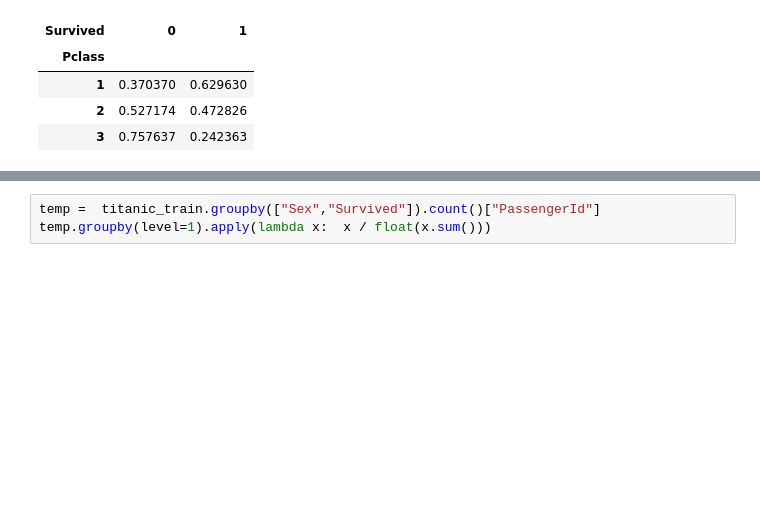
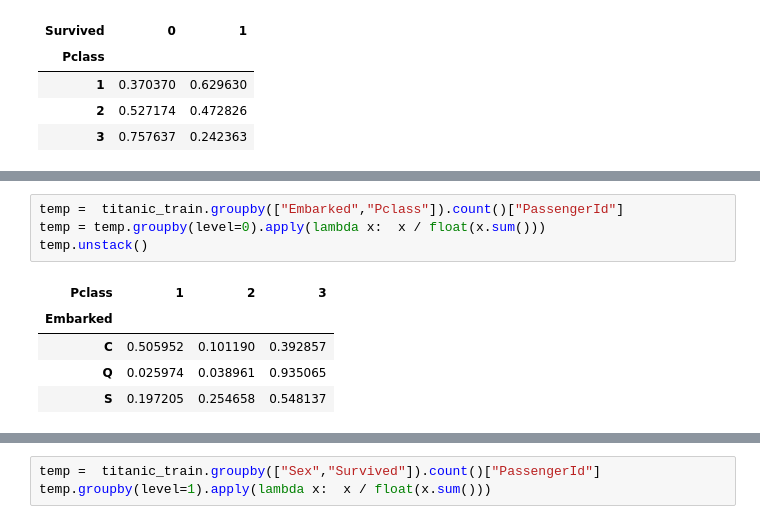
Before and after one commit to patRyserWelch8/KaggleTitanic, a Jupyter notebook: titanic.ipynb, the cells around one changed output, grey strips where cells are left out. Cells and saved outputs as stored; diff of their text form; blank space fills up the shorter version.

```diff
--- a/titanic.ipynb
+++ b/titanic.ipynb
@@ -216,2 +236,12 @@ temp.unstack()
+# %%
+temp =  titanic_train.groupby(["Embarked","Pclass"]).count()["PassengerId"]
+temp = temp.groupby(level=0).apply(lambda x:  x / float(x.sum()))
+temp.unstack()
+# %% [output]
+| Pclass | 1 | 2 | 3 |
+| Embarked |  |  |  |
+| C | 0.505952 | 0.101190 | 0.392857 |
+| Q | 0.025974 | 0.038961 | 0.935065 |
+| S | 0.197205 | 0.254658 | 0.548137 |
 # %%
 temp =  titanic_train.groupby(["Embarked","Survived"]).count()["PassengerId"]
```
Also changed, not shown: parts of 5 cells of this notebook.
